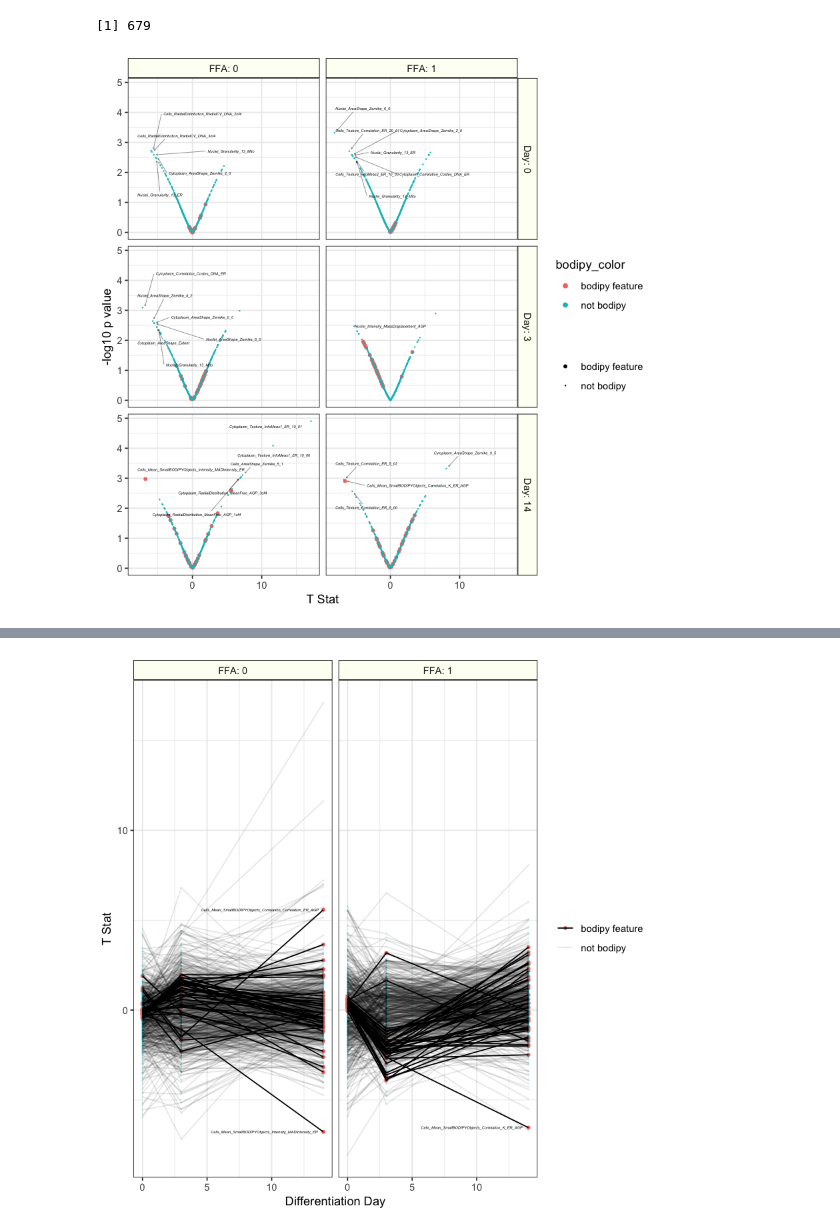
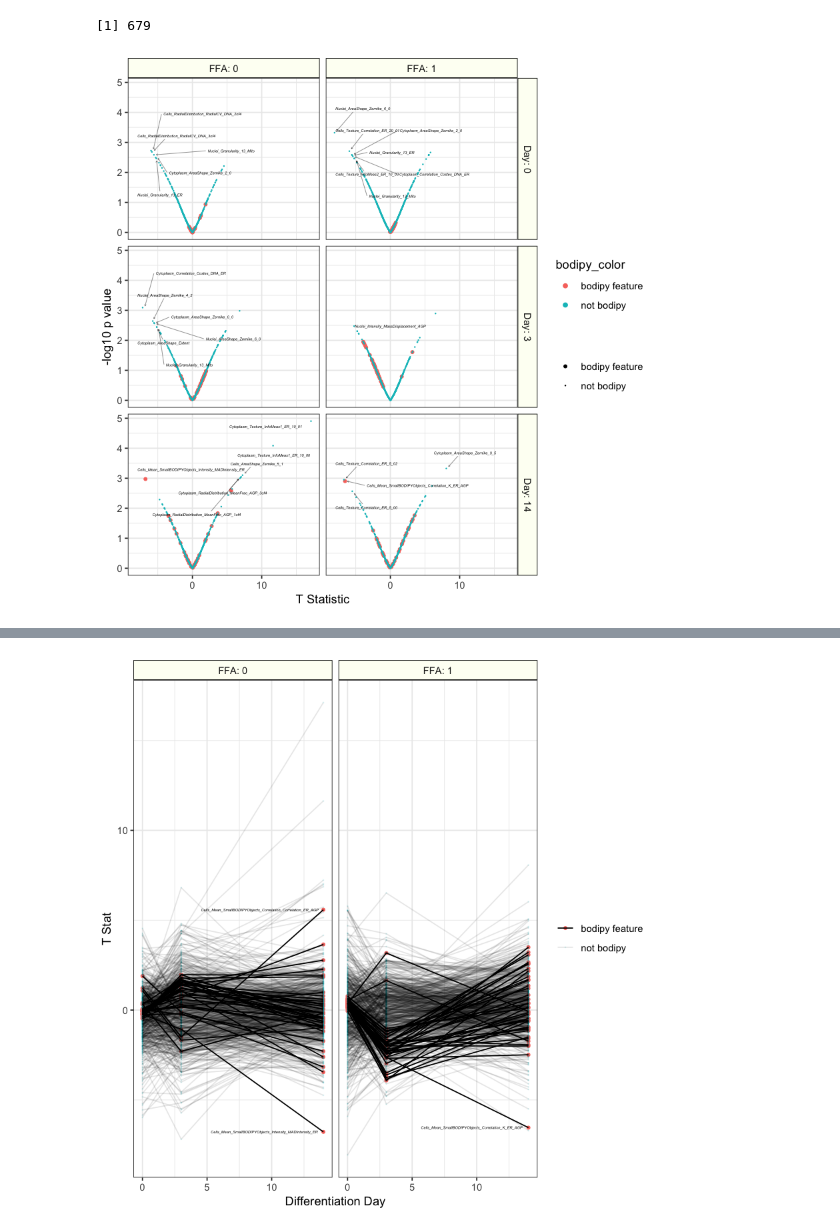
Before and after one commit to broadinstitute/2018_04_12_T2D_V2F_Saadat_Broad, a Jupyter notebook: visualize_fat_globules.ipynb, the cells around one changed output, grey strips where cells are left out. Saved outputs shown, nothing was run; the diff lists cells and outputs as text; code cells hidden in the pictures.

```diff
--- a/visualize_fat_globules.ipynb
+++ b/visualize_fat_globules.ipynb
@@ -34,31 +34,31 @@ append_ffa <- function(string) paste0("FFA: ", string)
 # %%
 ggplot(all_results_df,
        aes(x=t_stat, y=neg_log_10_p)) +
     geom_point(aes(color = bodipy_color,
                    size = bodipy_color)) +
-    xlab("T Stat") +
+    xlab("T Statistic") +
     ylab("-log10 p value") +
     facet_grid(diff_day~FFA,
                labeller = labeller(diff_day = as_labeller(append_day),
                                    FFA = as_labeller(append_ffa))) +
     scale_size_manual(name = "",
                       values = c("bodipy feature" = 1, "not bodipy" = 0.02)) +
     theme_bw() +
     geom_text_repel(data = subset(all_results_df, label_logic),
                     arrow = arrow(length = unit(0.01, "npc")),
                     box.padding = 0.6,
                     point.padding = 0.3,
                     segment.size = 0.2,
                     segment.alpha = 0.6,
                     size = 1.2,
                     fontface = "italic",
                     aes(label = cp_feature,
                         x = t_stat,
                         y = neg_log_10_p)) +
     theme(strip.background = element_rect(colour = "black",
                                           fill = "#fdfff4"))
 
 out_file <- file.path("figures", "volcano_fat_globule_viz.png")
 ggsave(out_file, height = 6, width = 7, dpi = 300)
 # %% [output]
-[figure, old version]
+[figure, new version]
```
Also changed, not shown: parts of 1 cell of this notebook, 21 other files.
